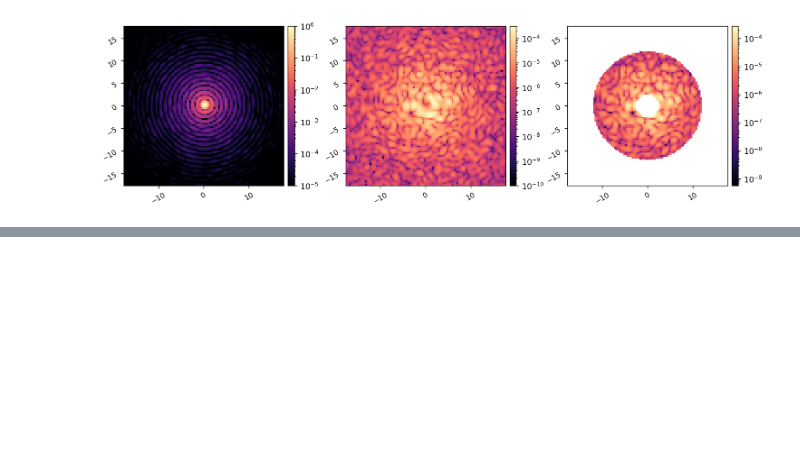
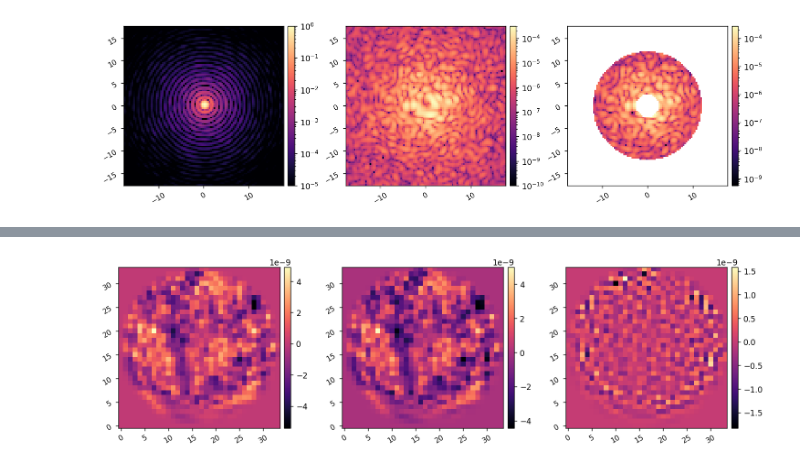
Before and after one commit to kian1377/apra-howfsc-models, a Jupyter notebook: notebooks/test_rmad_2dm_adefc.ipynb, the cells around one changed output, grey strips where cells are left out. Cells and saved outputs as stored; diff of their text form; code cells hidden in the pictures; blank space fills up the shorter version.

```diff
--- a/notebooks/test_rmad_2dm_adefc.ipynb
+++ b/notebooks/test_rmad_2dm_adefc.ipynb
@@ -235,0 +232,6 @@ all_ims, all_efs, all_commands = adefc.run(I, M,
+# %%
+dm1 = all_commands[-1][0]
+dm2 = all_commands[-1][1]
+imshow3(dm1, dm2, dm1-dm2)
+# %% [output]
+[figure, added]
```
Also changed, not shown: parts of 8 cells of this notebook, 11 other files.
